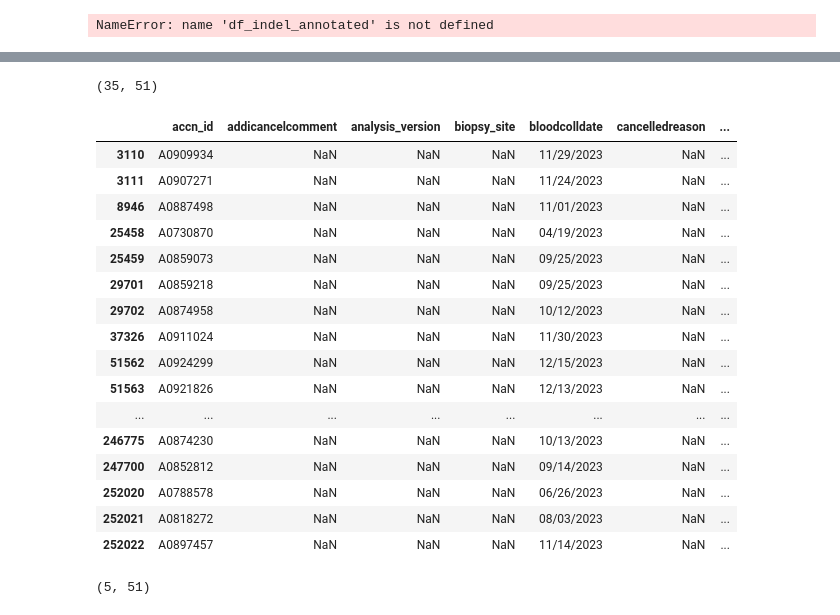
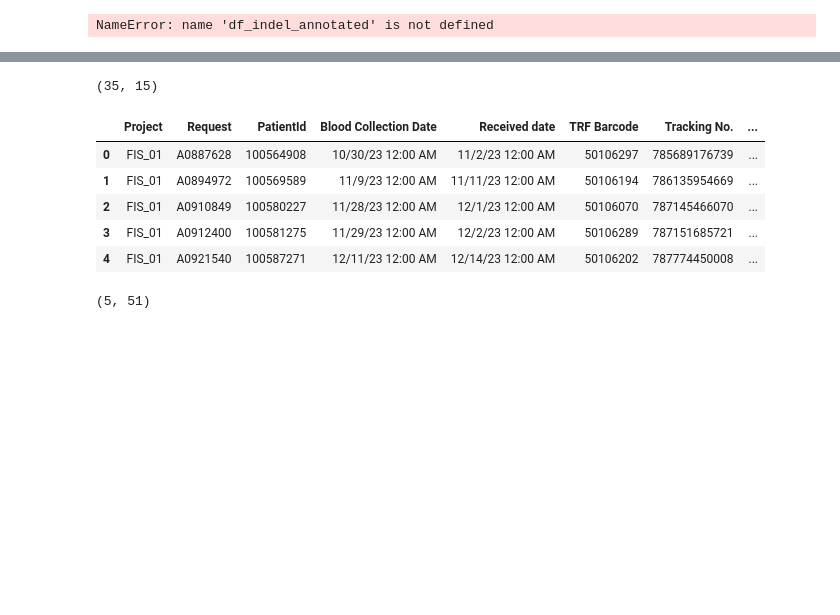
Before and after one commit to gh-hazhang/scripts, a Jupyter notebook: Before_02152024/Quick_check.ipynb, the cells around one changed output, grey strips where cells are left out. Cells and saved outputs as stored; diff of their text form; code cells hidden in the pictures; blank space fills up the shorter version.

```diff
--- a/Before_02152024/Quick_check.ipynb
+++ b/Before_02152024/Quick_check.ipynb
@@ -191,3 +191,16 @@ df_ori.head()
+# %%
+#readin batch FIS01_IST01_Infinity_01's original e-manifest data
+df_ori = pd.read_csv("/home/hazhang/projects/Quick_check_script/FIS01_IST01_Infinity_01/AdhocExport_Feb-26-2024-12-12-46.xls - Adhoc Query Result Report.csv", header = 0)
+print(df_ori.shape)
+df_ori.head()
+# %% [output]
+(35, 15)
+|  | Project | Request | PatientId | Blood Collection Date | Received date | TRF Barcode | Tracking No. | ... |
+| 0 | FIS_01 | A0887628 | 100564908 | 10/30/23 12:00 AM | 11/2/23 12:00 AM | 50106297 | 785689176739 | ... |
+| 1 | FIS_01 | A0894972 | 100569589 | 11/9/23 12:00 AM | 11/11/23 12:00 AM | 50106194 | 786135954669 | ... |
+| 2 | FIS_01 | A0910849 | 100580227 | 11/28/23 12:00 AM | 12/1/23 12:00 AM | 50106070 | 787145466070 | ... |
+| 3 | FIS_01 | A0912400 | 100581275 | 11/29/23 12:00 AM | 12/2/23 12:00 AM | 50106289 | 787151685721 | ... |
+| 4 | FIS_01 | A0921540 | 100587271 | 12/11/23 12:00 AM | 12/14/23 12:00 AM | 50106202 | 787774450008 | ... |
 # %%
 #For NCC_IST14_Infinity_01 batch
 
@@ -204,25 +217,6 @@ df_lims_NCC["customersampleid"] = df_lims_NCC["customerpatientid"] + "_" + df_li
 df_lims_NCC.to_csv("/home/hazhang/projects/Quick_check_script/NCC_IST14_Infinity_01/fact_accessions_NCC_IST14_Infinity_01_HYZ_01232024.tsv", sep='\t', index=False)
 print(df_lims_NCC.shape)
 df_lims_NCC
-# %% [output]
-(35, 51)
-|  | accn_id | addicancelcomment | analysis_version | biopsy_site | bloodcolldate | cancelledreason | ... |
-| 3110 | A0909934 | NaN | NaN | NaN | 11/29/2023 | NaN | ... |
-| 3111 | A0907271 | NaN | NaN | NaN | 11/24/2023 | NaN | ... |
-| 8946 | A0887498 | NaN | NaN | NaN | 11/01/2023 | NaN | ... |
-| 25458 | A0730870 | NaN | NaN | NaN | 04/19/2023 | NaN | ... |
-| 25459 | A0859073 | NaN | NaN | NaN | 09/25/2023 | NaN | ... |
-| 29701 | A0859218 | NaN | NaN | NaN | 09/25/2023 | NaN | ... |
-| 29702 | A0874958 | NaN | NaN | NaN | 10/12/2023 | NaN | ... |
-| 37326 | A0911024 | NaN | NaN | NaN | 11/30/2023 | NaN | ... |
-| 51562 | A0924299 | NaN | NaN | NaN | 12/15/2023 | NaN | ... |
-| 51563 | A0921826 | NaN | NaN | NaN | 12/13/2023 | NaN | ... |
-| ... | ... | ... | ... | ... | ... | ... | ... |
-| 246775 | A0874230 | NaN | NaN | NaN | 10/13/2023 | NaN | ... |
-| 247700 | A0852812 | NaN | NaN | NaN | 09/14/2023 | NaN | ... |
-| 252020 | A0788578 | NaN | NaN | NaN | 06/26/2023 | NaN | ... |
-| 252021 | A0818272 | NaN | NaN | NaN | 08/03/2023 | NaN | ... |
-| 252022 | A0897457 | NaN | NaN | NaN | 11/14/2023 | NaN | ... |
 # %%
 #For NCC_IST14_Infinity_02 batch
 
```
Also changed, not shown: parts of 9 cells of this notebook, 7 other files.
